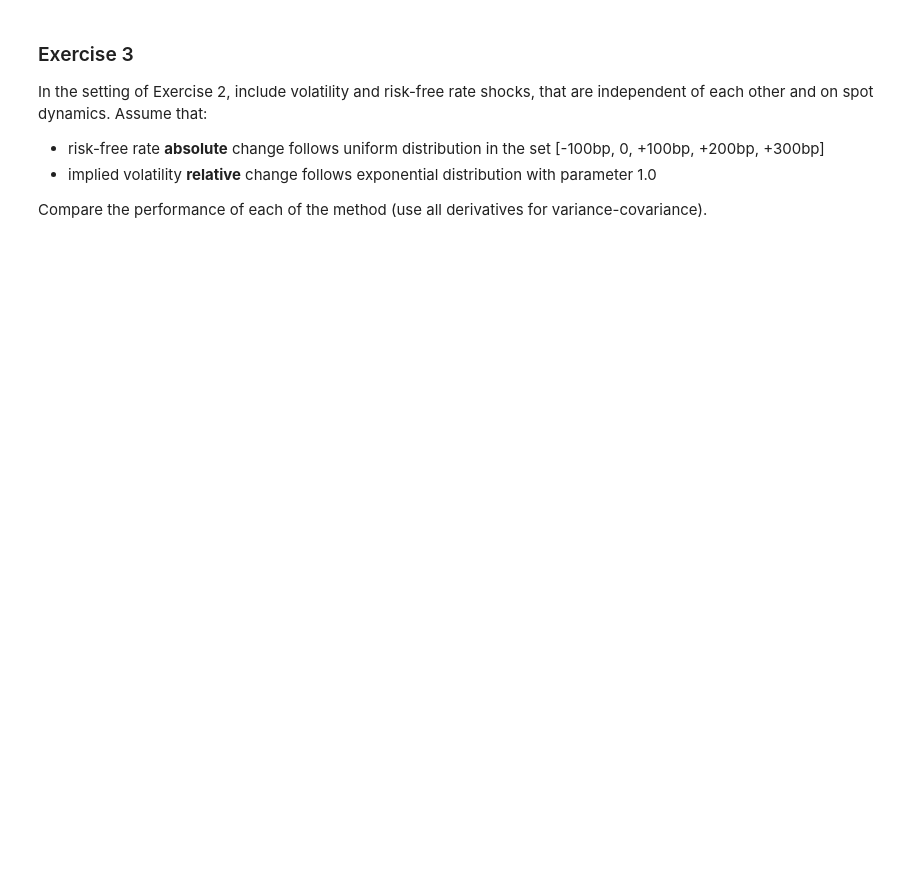
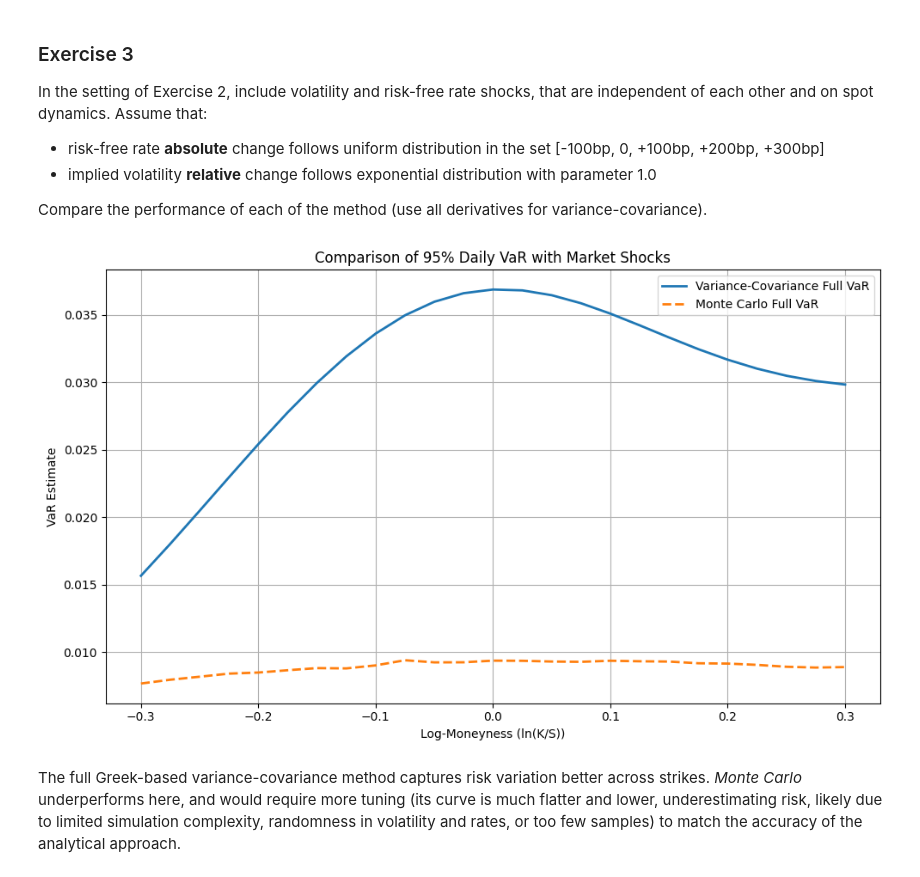
Before and after one commit to glorivaas/Risk_Measures, a Jupyter notebook: lab5.ipynb, the cells around one changed output. Saved outputs shown, nothing was run; the diff lists cells and outputs as text; code cells hidden in the pictures; blank space fills up the shorter version.

```diff
--- a/lab5.ipynb
+++ b/lab5.ipynb
@@ -565,0 +654,31 @@ class VarEngine:
+# %%
+import numpy as np
+import matplotlib.pyplot as plt
+
+engine = VarEngine(
+     spx_data=log_returns,
+     rfr=0.02,
+     iv=0.3,
+     valuation_date=np.datetime64("2025-05-05"),
+     maturity_date=np.datetime64("2025-11-05")
+ )
+
+log_moneyness = np.linspace(-0.3, 0.3, 25)
+
+var_vc_full = [engine.variance_covariance_full_var(m) for m in log_moneyness]
+var_mc_full = [engine.monte_carlo_full_var(m) for m in log_moneyness]
+
+plt.figure(figsize=(10, 6))
+plt.plot(log_moneyness, var_vc_full, label='Variance-Covariance Full VaR', lw=2)
+plt.plot(log_moneyness, var_mc_full, '--', label='Monte Carlo Full VaR', lw=2)
+plt.title('Comparison of 95% Daily VaR with Market Shocks')
+plt.xlabel('Log-Moneyness (ln(K/S))')
+plt.ylabel('VaR Estimate')
+plt.grid(True)
+plt.legend()
+plt.tight_layout()
+plt.show()
+# %% [output]
+[figure, added]
+# %% [markdown]
+The full Greek-based variance-covariance method captures risk variation better across strikes. *Monte Carlo* underperforms here, and would require more tuning (its curve is much flatter and lower, underestimating risk, likely due to limited simulation complexity, randomness in volatility and rates, or too few samples) to match the accuracy of the analytical approach.
```
Also changed, not shown: parts of 7 cells of this notebook.
